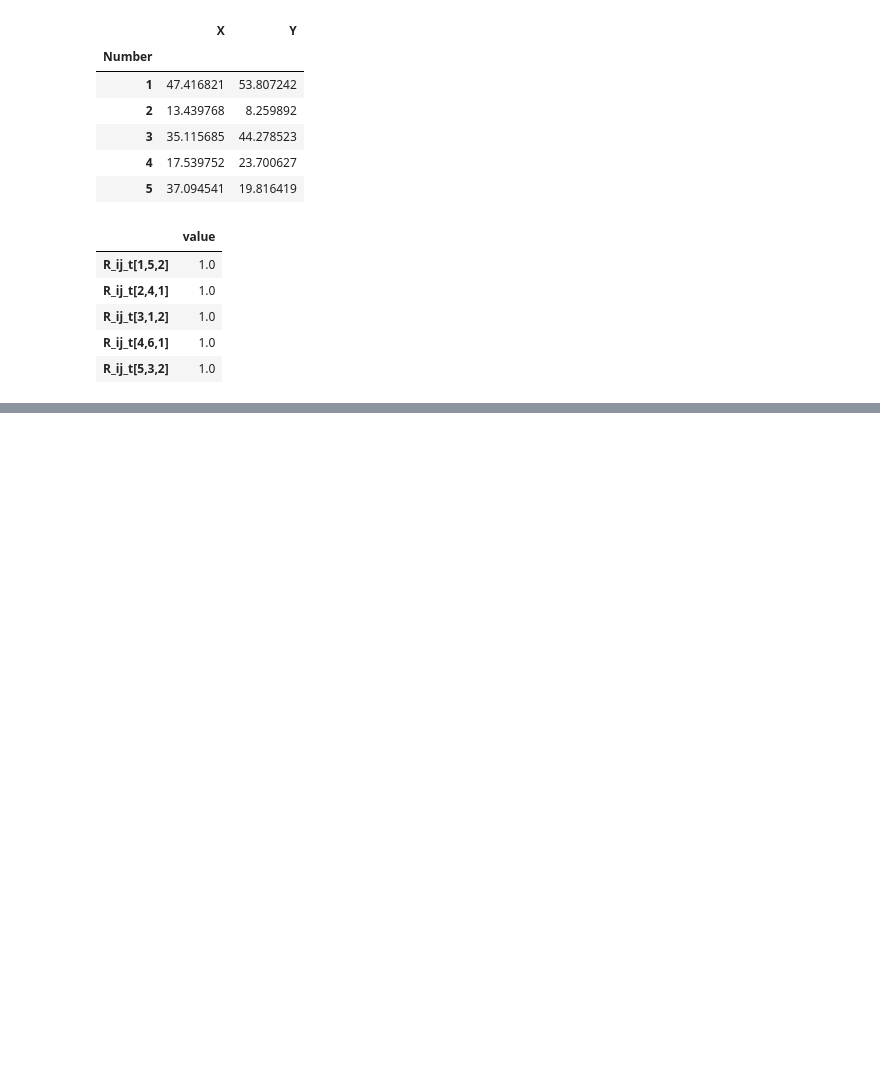
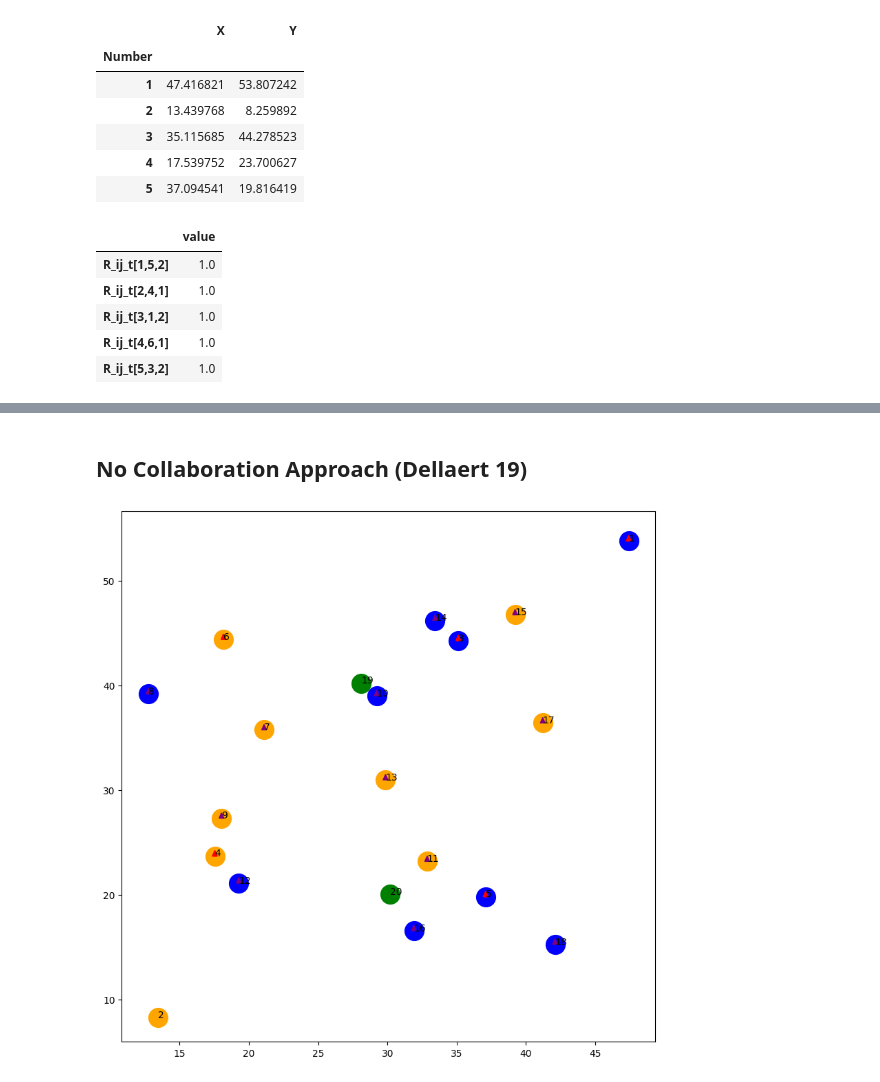
Before and after one commit to ayush4ise/Collaborative-Last-Mile-Delivery, a Jupyter notebook: optimize.ipynb, the cells around one changed output, grey strips where cells are left out. Drawn from its saved outputs; the diff is of its cells as text; code cells hidden in the pictures; blank space fills up the shorter version.

```diff
--- a/optimize.ipynb
+++ b/optimize.ipynb
@@ -79,0 +85,8 @@ for variable_name in solution_variables.index:
+# %% [markdown]
+## No Collaboration Approach (Dellaert 19)
+# %%
+solution_variables_nc = pd.read_excel('solution_NC_d19.xlsx', index_col=0)
+
+route_plot(data, solution_variables_nc)
+# %% [output]
+[figure, added]
```
Also changed, not shown: parts of 5 cells of this notebook, 4 other files.
